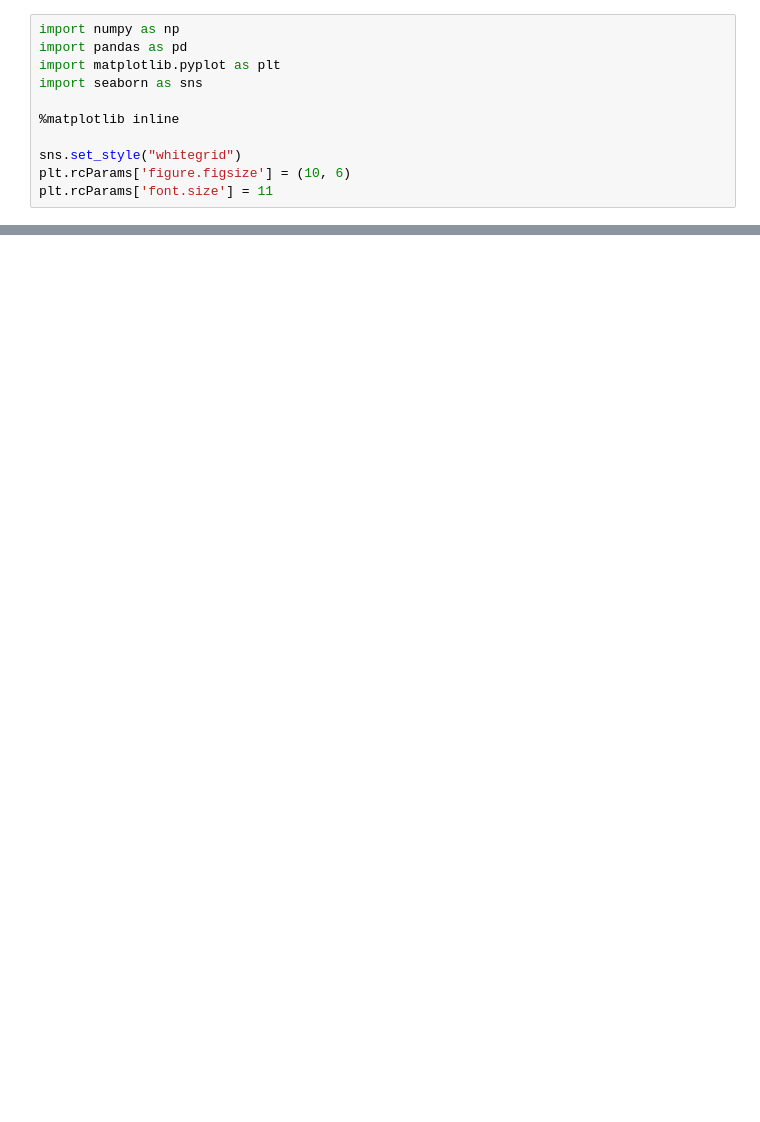
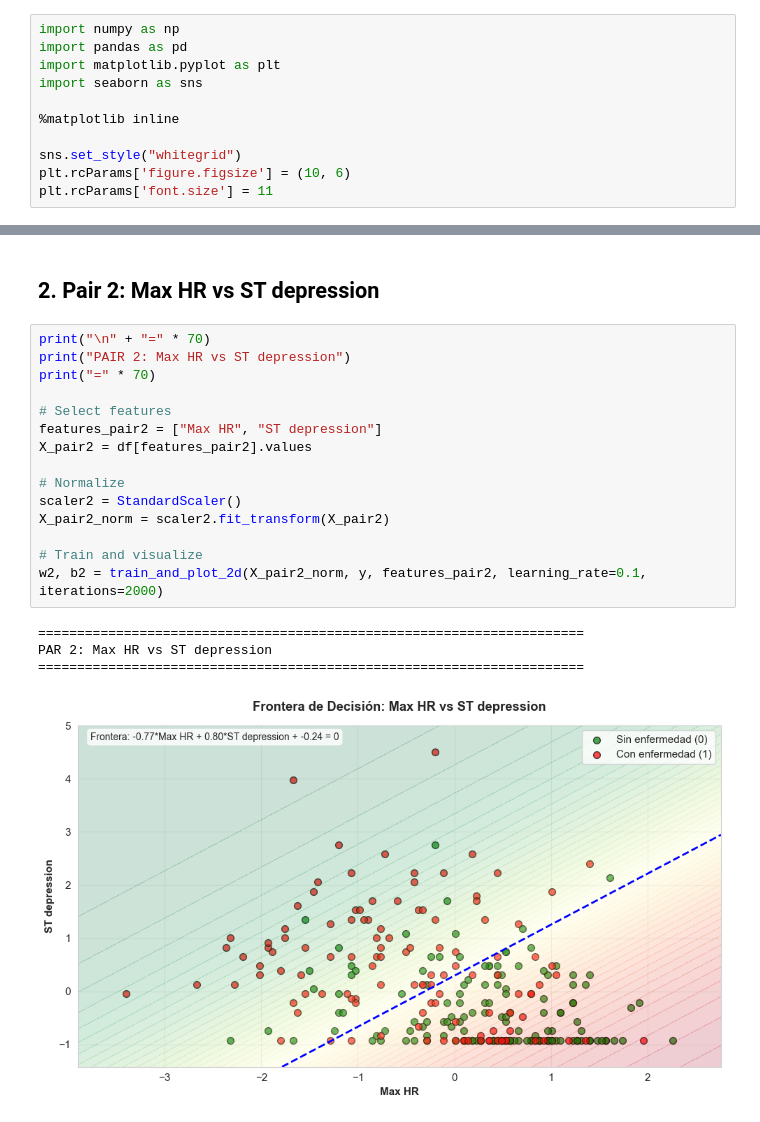
Before and after one commit to DaniAleRoB/Heart-Disease-Risk-Prediction-Logistic-Regression, a Jupyter notebook: noteBooks/heart_disease_lr_analysis.ipynb, the cells around one changed output, grey strips where cells are left out. Drawn from its saved outputs; the diff is of its cells as text; blank space fills up the shorter version.

```diff
--- a/noteBooks/heart_disease_lr_analysis.ipynb
+++ b/noteBooks/heart_disease_lr_analysis.ipynb
@@ -761,0 +1264,22 @@ NORMALIZACIÓN Z-SCORE
+# %% [markdown]
+## 2. Pair 2: Max HR vs ST depression
+# %%
+print("\n" + "=" * 70)
+print("PAIR 2: Max HR vs ST depression")
+print("=" * 70)
+
+# Select features
+features_pair2 = ["Max HR", "ST depression"]
+X_pair2 = df[features_pair2].values
+
+# Normalize
+scaler2 = StandardScaler()
+X_pair2_norm = scaler2.fit_transform(X_pair2)
+
+# Train and visualize
+w2, b2 = train_and_plot_2d(X_pair2_norm, y, features_pair2, learning_rate=0.1, iterations=2000)
+# %% [output]
+======================================================================
+PAR 2: Max HR vs ST depression
+======================================================================
+[figure, added]
```
Also changed, not shown: parts of 112 cells of this notebook, 13 other files.
